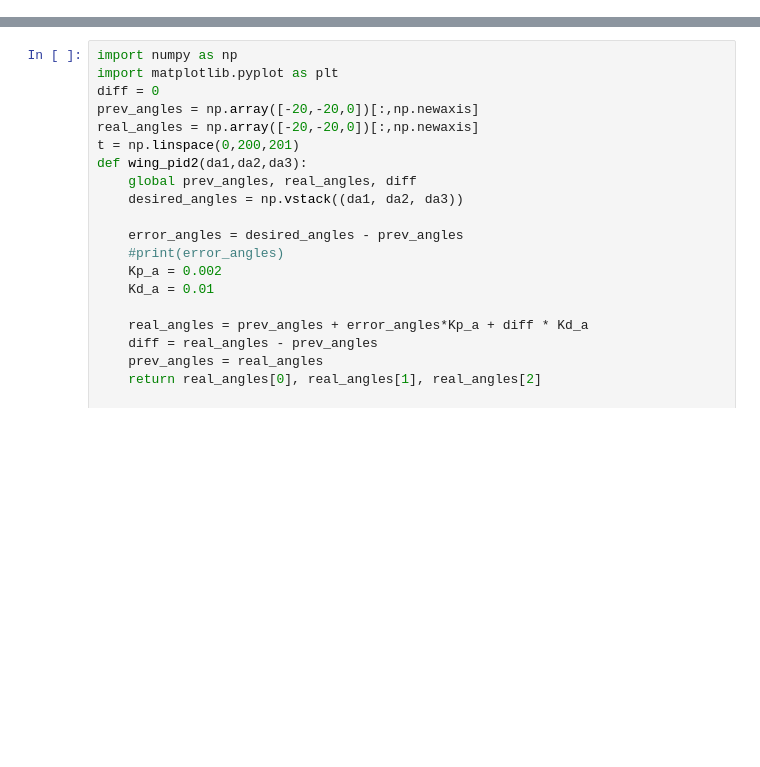
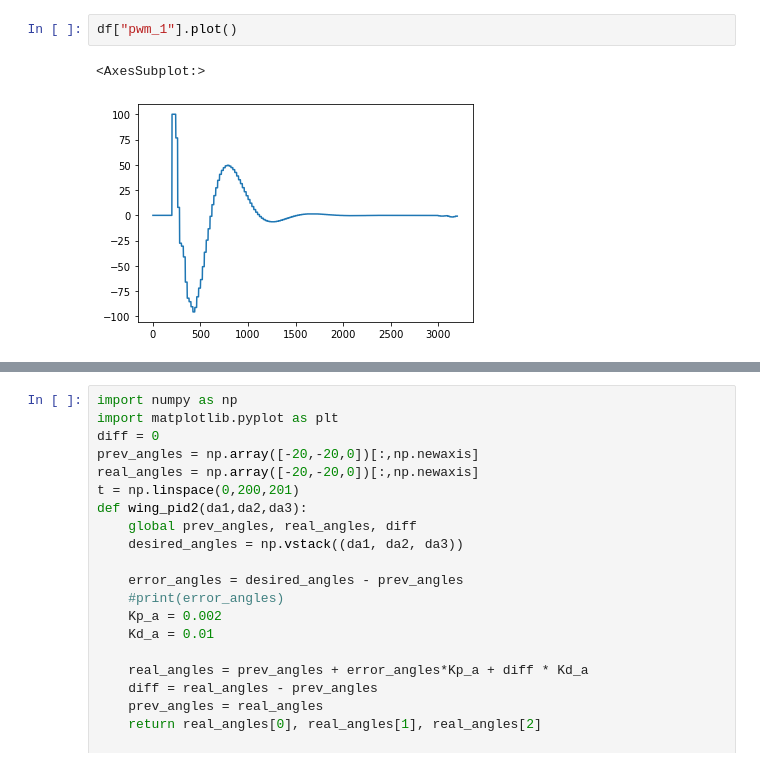
Before and after one commit to frederikt0ft/ROTV-modeling-and-control, a Jupyter notebook: Control/Control_Development.ipynb, the cells around one changed output, grey strips where cells are left out. Saved outputs shown, nothing was run; the diff lists cells and outputs as text; blank space fills up the shorter version.

```diff
--- a/Control/Control_Development.ipynb
+++ b/Control/Control_Development.ipynb
@@ -26,0 +33,5 @@ display(df[3150:3200])
+# %%
+df["pwm_1"].plot()
+# %% [output]
+<AxesSubplot:>
+[figure, added]
```
Also changed, not shown: parts of 3 cells of this notebook, 3 other files.
